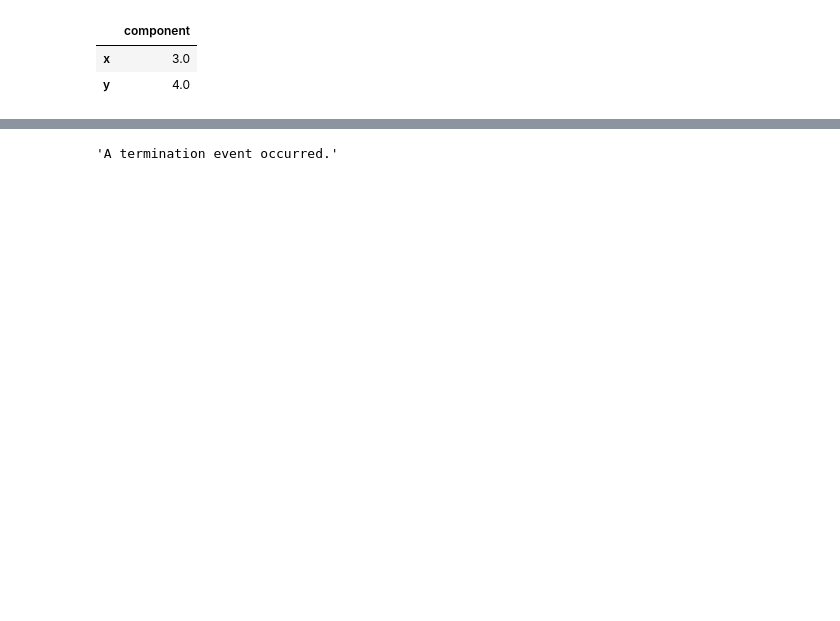
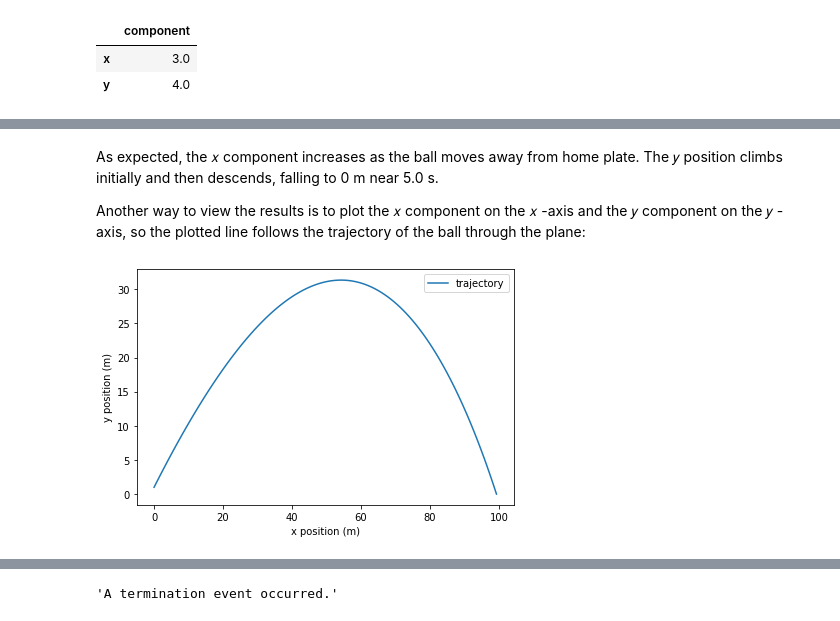
Before and after one commit to obverter/going-for-distance, a Jupyter notebook: He's Going for Distance.ipynb, the cells around one changed output, grey strips where cells are left out. Cells and saved outputs as stored; diff of their text form; code cells hidden in the pictures; blank space fills up the shorter version.

```diff
--- a/He's Going for Distance.ipynb
+++ b/He's Going for Distance.ipynb
@@ -243,0 +370,2 @@ params = Params(
+# %%
+system = make_system(params)
@@ -243,0 +417,12 @@ params = Params(
+# %%
+def slope_func(t, state, system):
+    x, y, vx, vy = state
+    mass, g = system.mass, system.g
+
+    V = Vector(vx, vy)
+    a_drag = drag_force(V, system) / mass
+    a_grav = g * Vector(0, -1)
+
+    A = a_grav + a_drag
+
+    return V.x, V.y, A.x, A.y
@@ -243,0 +471,4 @@ params = Params(
+# %%
+results, details = run_solve_ivp(system, slope_func,
+                                 events=event_func)
+details.message
@@ -243,0 +536,16 @@ params = Params(
+# %% [markdown]
+As expected, the  𝑥  component increases as the ball moves away from home plate. The  𝑦  position climbs initially and then descends, falling to 0 m near 5.0 s.
+
+Another way to view the results is to plot the  𝑥  component on the  𝑥 -axis and the  𝑦  component on the  𝑦 -axis, so the plotted line follows the trajectory of the ball through the plane:
+# %%
+def plot_trajectory(results):
+    x = results.x
+    y = results.y
+    make_series(x, y).plot(label='trajectory')
+
+    decorate(xlabel='x position (m)',
+             ylabel='y position (m)')
+
+plot_trajectory(results)
+# %% [output]
+[figure, added]
```
Also changed, not shown: parts of 109 cells of this notebook, 3 other files.
